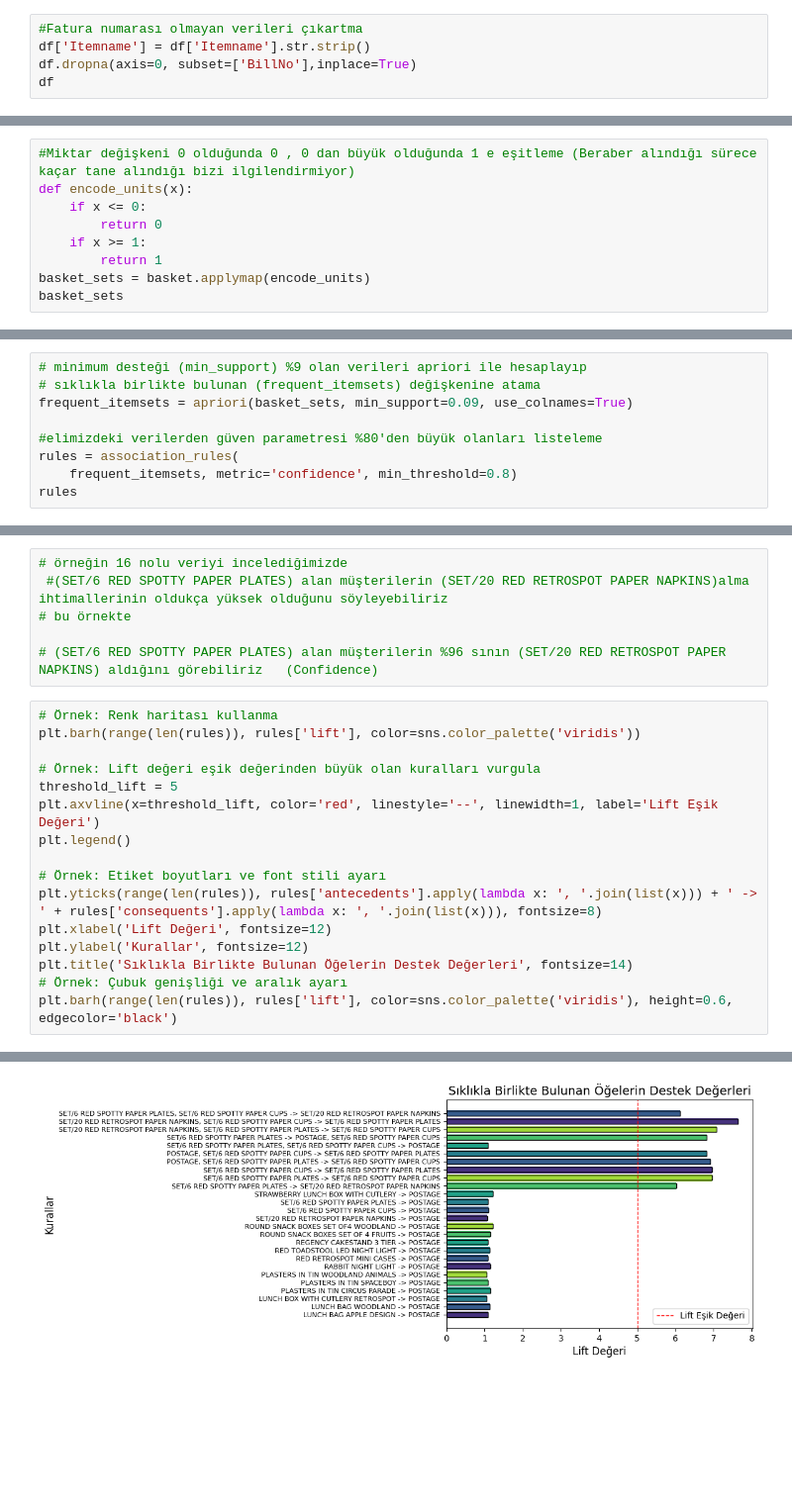
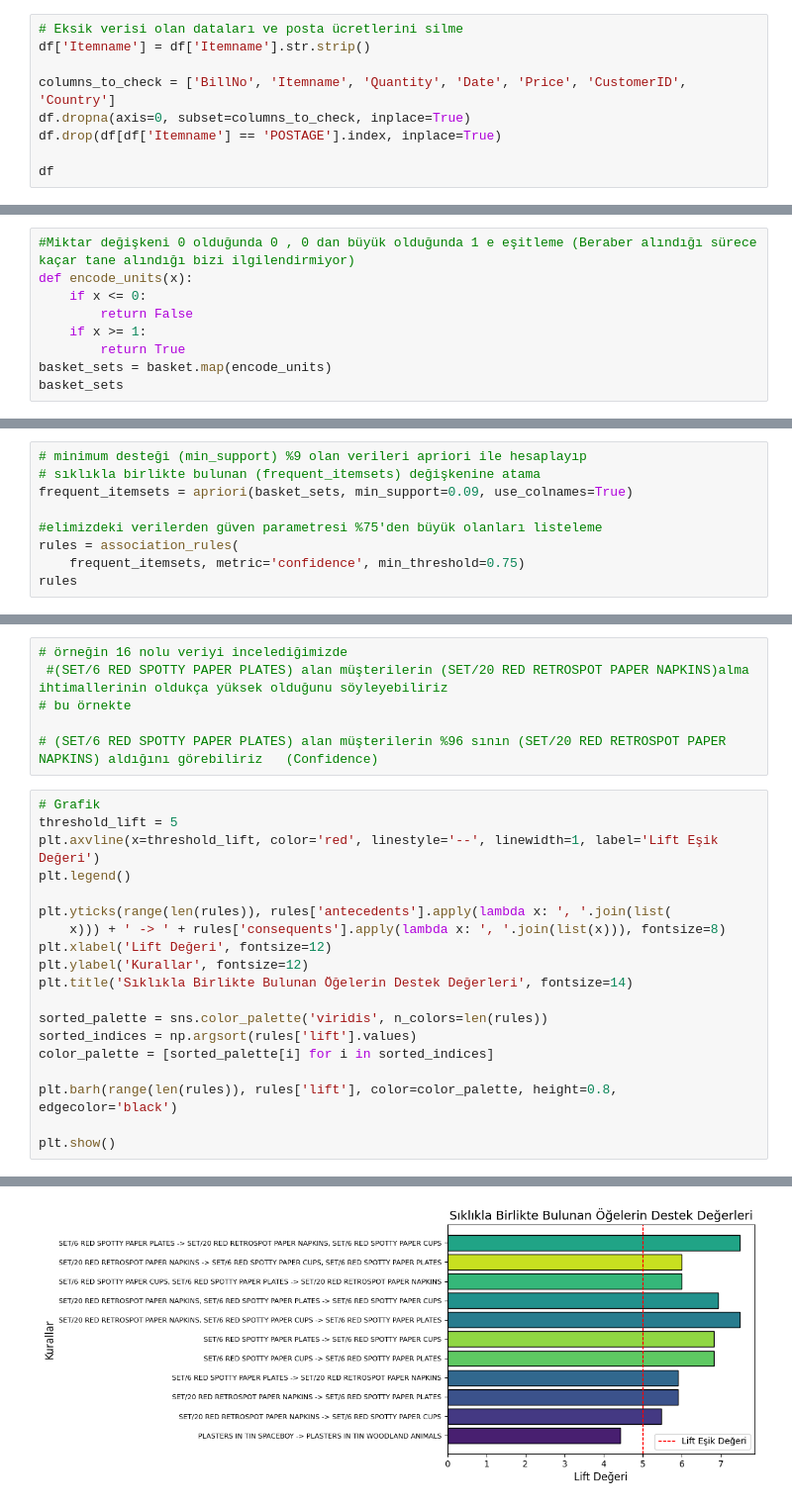
Before and after one commit to EnesBars/MarketSepetiAnalizi, a Jupyter notebook: MarketSepeti.ipynb, the cells around one changed output, grey strips where cells are left out. Shown: that part at 99% size. Cells and saved outputs as stored; diff of their text form; blank space fills up the shorter version.

```diff
--- a/MarketSepeti.ipynb
+++ b/MarketSepeti.ipynb
@@ -21,9 +19,13 @@ df.head()
 | 3 | 536365 | KNITTED UNION FLAG HOT WATER BOTTLE | 6 | 2010-12-01 08:26:00 | 3.39 | 17850.0 | United Kingdom |
 | 4 | 536365 | RED WOOLLY HOTTIE WHITE HEART. | 6 | 2010-12-01 08:26:00 | 3.39 | 17850.0 | United Kingdom |
 # %%
-#Fatura numarası olmayan verileri çıkartma
+# Eksik verisi olan dataları ve posta ücretlerini silme
 df['Itemname'] = df['Itemname'].str.strip()
-df.dropna(axis=0, subset=['BillNo'],inplace=True)
+
+columns_to_check = ['BillNo', 'Itemname', 'Quantity', 'Date', 'Price', 'CustomerID', 'Country']
+df.dropna(axis=0, subset=columns_to_check, inplace=True)
+df.drop(df[df['Itemname'] == 'POSTAGE'].index, inplace=True)
+
 df
 # %% [output]
 |  | BillNo | Itemname | Quantity | Date | Price | CustomerID | Country |
@@ -67,10 +69,10 @@ basket
 #Miktar değişkeni 0 olduğunda 0 , 0 dan büyük olduğunda 1 e eşitleme (Beraber alındığı sürece kaçar tane alındığı bizi ilgilendirmiyor)
 def encode_units(x):
     if x <= 0:
-        return 0
+        return False
     if x >= 1:
-        return 1
-basket_sets = basket.applymap(encode_units)
+        return True
+basket_sets = basket.map(encode_units)
 basket_sets
 # %% [output]
 | Itemname | 10 COLOUR SPACEBOY PEN | 12 COLOURED PARTY BALLOONS | 12 EGG HOUSE PAINTED WOOD | 12 MESSAGE CARDS WITH ENVELOPES | ... |
@@ -92,9 +94,9 @@ basket_sets
 # sıklıkla birlikte bulunan (frequent_itemsets) değişkenine atama
 frequent_itemsets = apriori(basket_sets, min_support=0.09, use_colnames=True)
 
-#elimizdeki verilerden güven parametresi %80'den büyük olanları listeleme
+#elimizdeki verilerden güven parametresi %75'den büyük olanları listeleme
 rules = association_rules(
-    frequent_itemsets, metric='confidence', min_threshold=0.8)
+    frequent_itemsets, metric='confidence', min_threshold=0.75)
 rules
 # %% [output]
 |  | antecedents | consequents | antecedent support | consequent support | support | confidence | lift | ... |
@@ -135,19 +133,22 @@ rules[(rules['lift'] >= 5)]
 
 # (SET/6 RED SPOTTY PAPER PLATES) alan müşterilerin %96 sının (SET/20 RED RETROSPOT PAPER NAPKINS) aldığını görebiliriz 	(Confidence)
 # %%
-# Örnek: Renk haritası kullanma
-plt.barh(range(len(rules)), rules['lift'], color=sns.color_palette('viridis'))
-
-# Örnek: Lift değeri eşik değerinden büyük olan kuralları vurgula
+# Grafik
 threshold_lift = 5
 plt.axvline(x=threshold_lift, color='red', linestyle='--', linewidth=1, label='Lift Eşik Değeri')
 plt.legend()
 
-# Örnek: Etiket boyutları ve font stili ayarı
-plt.yticks(range(len(rules)), rules['antecedents'].apply(lambda x: ', '.join(list(x))) + ' -> ' + rules['consequents'].apply(lambda x: ', '.join(list(x))), fontsize=8)
+plt.yticks(range(len(rules)), rules['antecedents'].apply(lambda x: ', '.join(list(
+    x))) + ' -> ' + rules['consequents'].apply(lambda x: ', '.join(list(x))), fontsize=8)
 plt.xlabel('Lift Değeri', fontsize=12)
 plt.ylabel('Kurallar', fontsize=12)
 plt.title('Sıklıkla Birlikte Bulunan Öğelerin Destek Değerleri', fontsize=14)
-# Örnek: Çubuk genişliği ve aralık ayarı
-plt.barh(range(len(rules)), rules['lift'], color=sns.color_palette('viridis'), height=0.6, edgecolor='black')
+
+sorted_palette = sns.color_palette('viridis', n_colors=len(rules))
+sorted_indices = np.argsort(rules['lift'].values)
+color_palette = [sorted_palette[i] for i in sorted_indices]
+
+plt.barh(range(len(rules)), rules['lift'], color=color_palette, height=0.8, edgecolor='black')
+
+plt.show()
 # %% [output]
@@ -155 +155 @@ plt.barh(range(len(rules)), rules['lift'], color=sns.color_palette('viridis'), h
-[figure, old version]
+[figure, new version]
```
Also changed, not shown: parts of 8 cells of this notebook.
